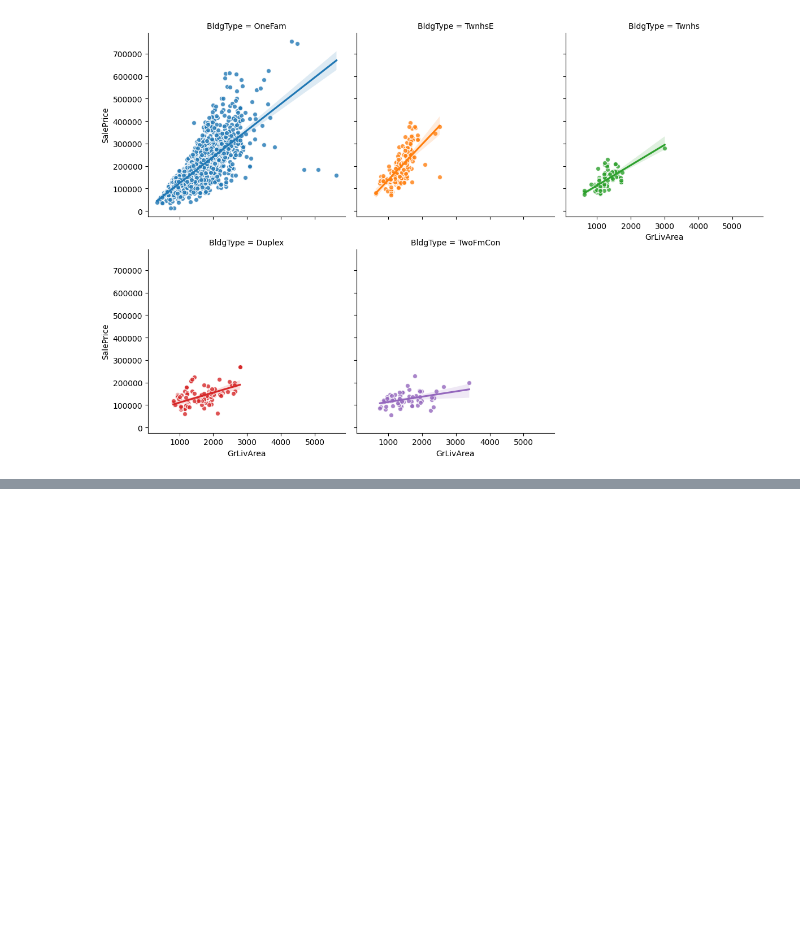
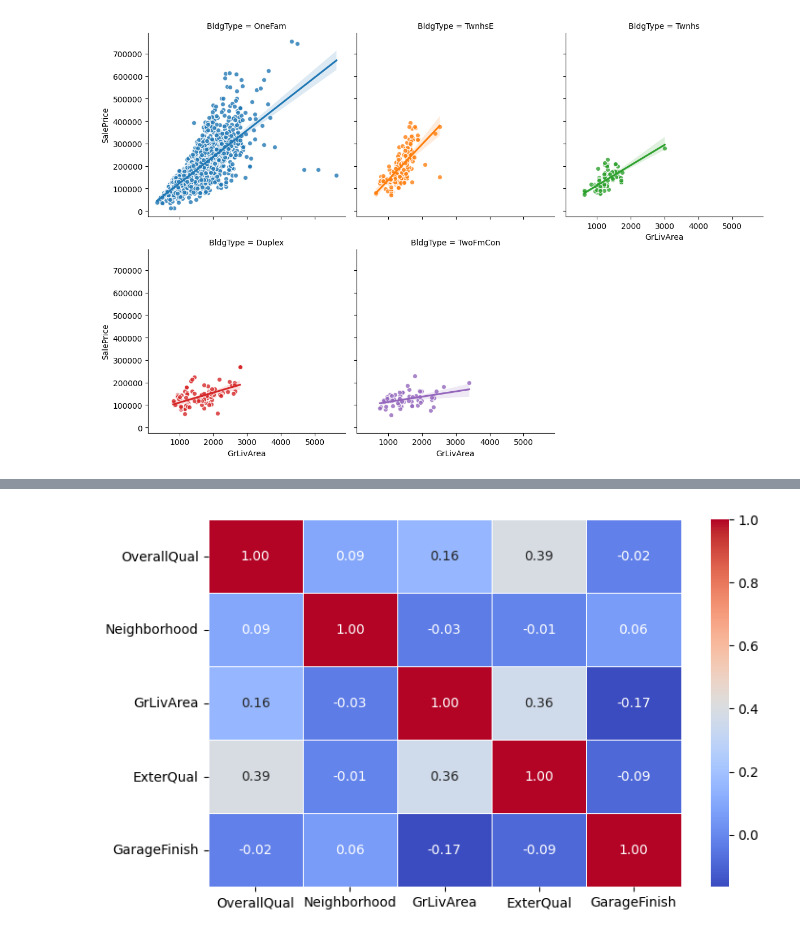
Before and after one commit to plipustel/Kaggle, a Jupyter notebook: MutualInformation/5-mi-ames.ipynb, the cells around one changed output, grey strips where cells are left out. Saved outputs shown, nothing was run; the diff lists cells and outputs as text; code cells hidden in the pictures; blank space fills up the shorter version.

```diff
--- a/MutualInformation/5-mi-ames.ipynb
+++ b/MutualInformation/5-mi-ames.ipynb
@@ -133,0 +173,10 @@ sns.lmplot(
+# %%
+# Select the first 5 columns
+selected_columns = ['OverallQual', 'Neighborhood', 'GrLivArea', 'ExterQual', 'GarageFinish']
+#X_corr_subset = X.iloc[:, :5].corr()
+X_corr_subset = X[selected_columns].corr()
+plt.figure(figsize=(8,5))
+sns.heatmap(X_corr_subset, annot=True, fmt='.2f', cmap='coolwarm', linewidths='0.5')
+plt.show()
+# %% [output]
+[figure, added]
```
Also changed, not shown: parts of 5 cells of this notebook.
